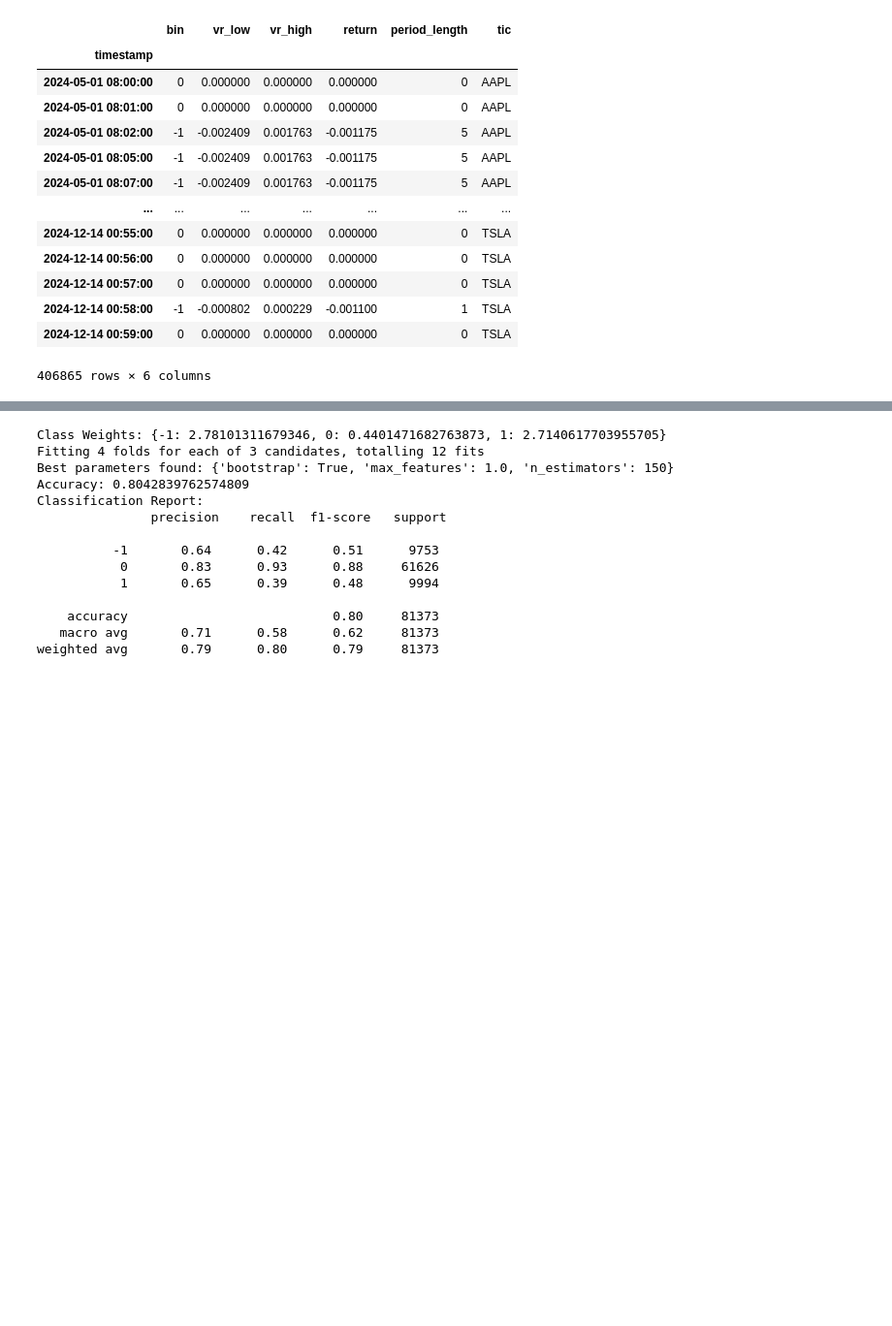
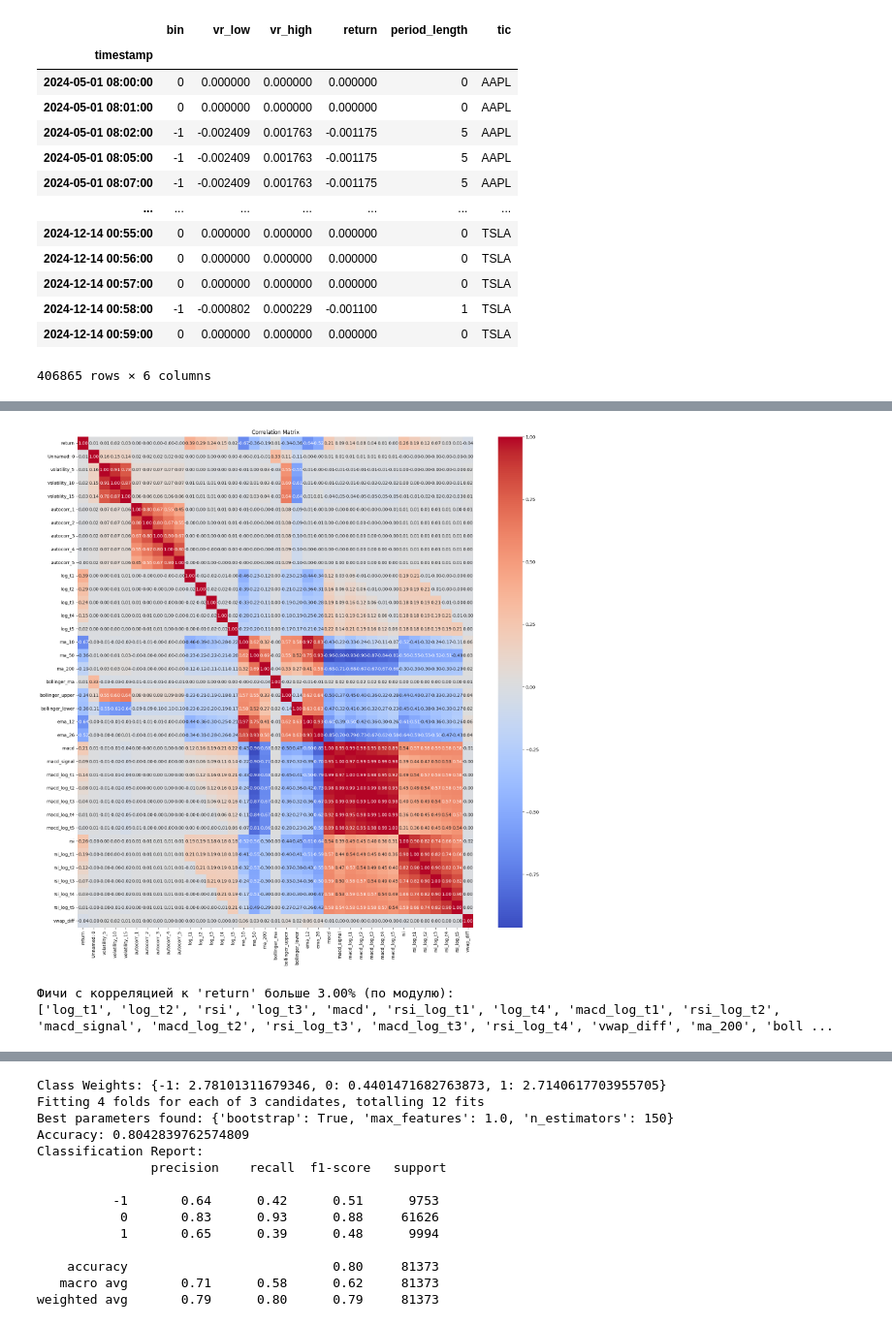
Before and after one commit to SvenTern/algotrade, a Jupyter notebook: test_trend_correlations.ipynb, the cells around one changed output, grey strips where cells are left out. Shown at 97% size. Drawn from its saved outputs; the diff is of its cells as text; code cells hidden in the pictures; blank space fills up the shorter version.

```diff
--- a/test_trend_correlations.ipynb
+++ b/test_trend_correlations.ipynb
@@ -624,0 +229,15 @@ Average AUC (Classes [-1, 1, 0]): 0.54
+# %%
+
+# Пример использования:
+list_main_indicators = [
+    'log_t1','log_t2','log_t3','log_t4','log_t5',
+    'ma_10','ma_50','ma_200','bollinger_upper','bollinger_lower',
+    'rsi','vwap_diff','macd_signal'
+]
+label = 'bin'
+
+corr_matrix, list_main_indicators = get_correlation(labels, indicators, column_main=label)
+# %% [output]
+[figure, added]
+Фичи с корреляцией к 'return' больше 3.00% (по модулю):
+['log_t1', 'log_t2', 'rsi', 'log_t3', 'macd', 'rsi_log_t1', 'log_t4', 'macd_log_t1', 'rsi_log_t2', 'macd_signal', 'macd_log_t2', 'rsi_log_t3', 'macd_log_t3', 'rsi_log_t4', 'vwap_diff', 'ma_200', 'boll ...
```
Also changed, not shown: parts of 8 cells of this notebook.
